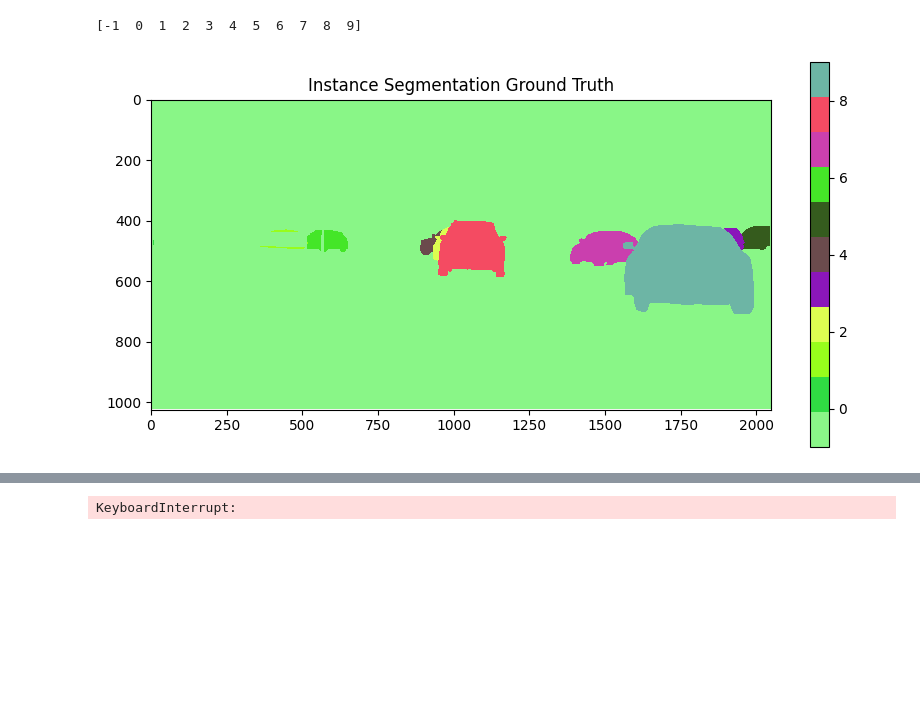
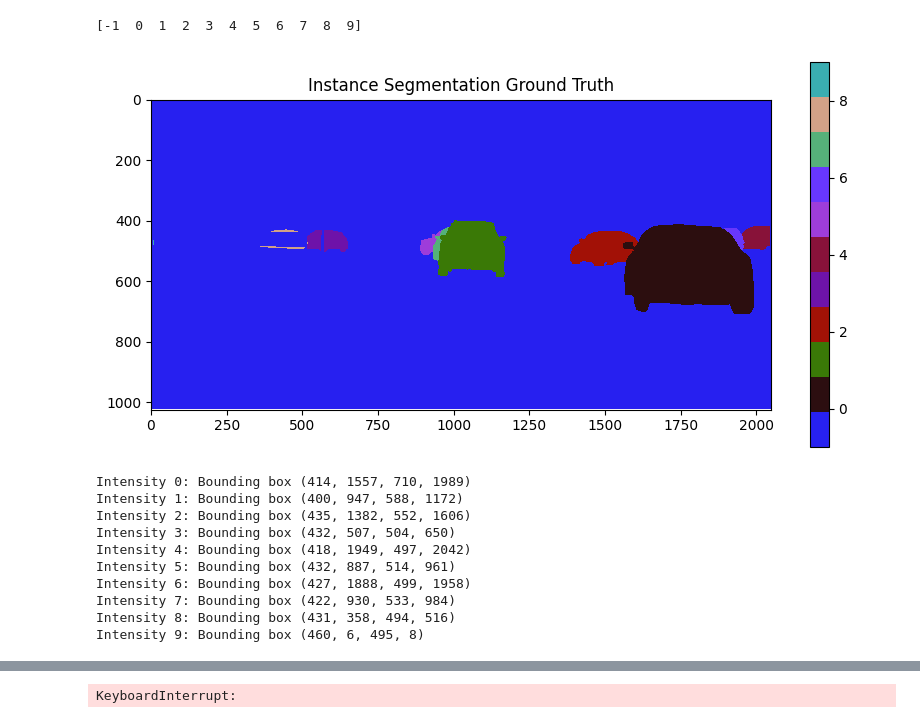
Before and after one commit to karthiknambiar29/PIDNet, a Jupyter notebook: test_.ipynb, the cells around one changed output, grey strips where cells are left out. Drawn from its saved outputs; the diff is of its cells as text; code cells hidden in the pictures; blank space fills up the shorter version.

```diff
--- a/test_.ipynb
+++ b/test_.ipynb
@@ -27,20 +196,53 @@ print(np.unique(mapped_image))
 # %%
 import numpy as np
 import matplotlib.pyplot as plt
 from matplotlib.colors import ListedColormap
 
 # Define colormap for visualization
 cmap = ListedColormap(np.random.rand(len(np.unique(mapped_image.flatten())), 3))
 
 # instance_image_masked = instance_image_masked % 26000
 # Visualize the instance segmentation ground truth image
 plt.figure(figsize=(10, 5))
 plt.imshow(mapped_image, cmap=cmap, interpolation='nearest')
 plt.colorbar()
 plt.title('Instance Segmentation Ground Truth')
 plt.show()
+
+
+# Function to find bounding box coordinates
+def find_bounding_box(mask, intensity):
+    rows, cols = np.where(mask == intensity)
+    if len(rows) == 0 or len(cols) == 0:
+        return None
+    min_row, max_row = min(rows), max(rows)
+    min_col, max_col = min(cols), max(cols)
+    return min_row, min_col, max_row, max_col
+bounding_boxes = {}
+
+# Find bounding boxes for each unique intensity
+for intensity in np.unique(mapped_image):
+    if intensity == -1:
+        continue
+    bbox = find_bounding_box(mapped_image, intensity)
+    if bbox:
+        bounding_boxes[intensity] = bbox
+
+# Print bounding box coordinates
+for intensity, bbox in bounding_boxes.items():
+    print(f"Intensity {intensity}: Bounding box {bbox}")
 # %% [output]
-[figure, old version]
+[figure, new version]
+Intensity 0: Bounding box (414, 1557, 710, 1989)
+Intensity 1: Bounding box (400, 947, 588, 1172)
+Intensity 2: Bounding box (435, 1382, 552, 1606)
+Intensity 3: Bounding box (432, 507, 504, 650)
+Intensity 4: Bounding box (418, 1949, 497, 2042)
+Intensity 5: Bounding box (432, 887, 514, 961)
+Intensity 6: Bounding box (427, 1888, 499, 1958)
+Intensity 7: Bounding box (422, 930, 533, 984)
+Intensity 8: Bounding box (431, 358, 494, 516)
+Intensity 9: Bounding box (460, 6, 495, 8)
 # %%
 # Get unique pixel intensities
 unique_intensities = np.unique(instance_image_masked)
```
Also changed, not shown: parts of 8 cells of this notebook, 16 other files.
